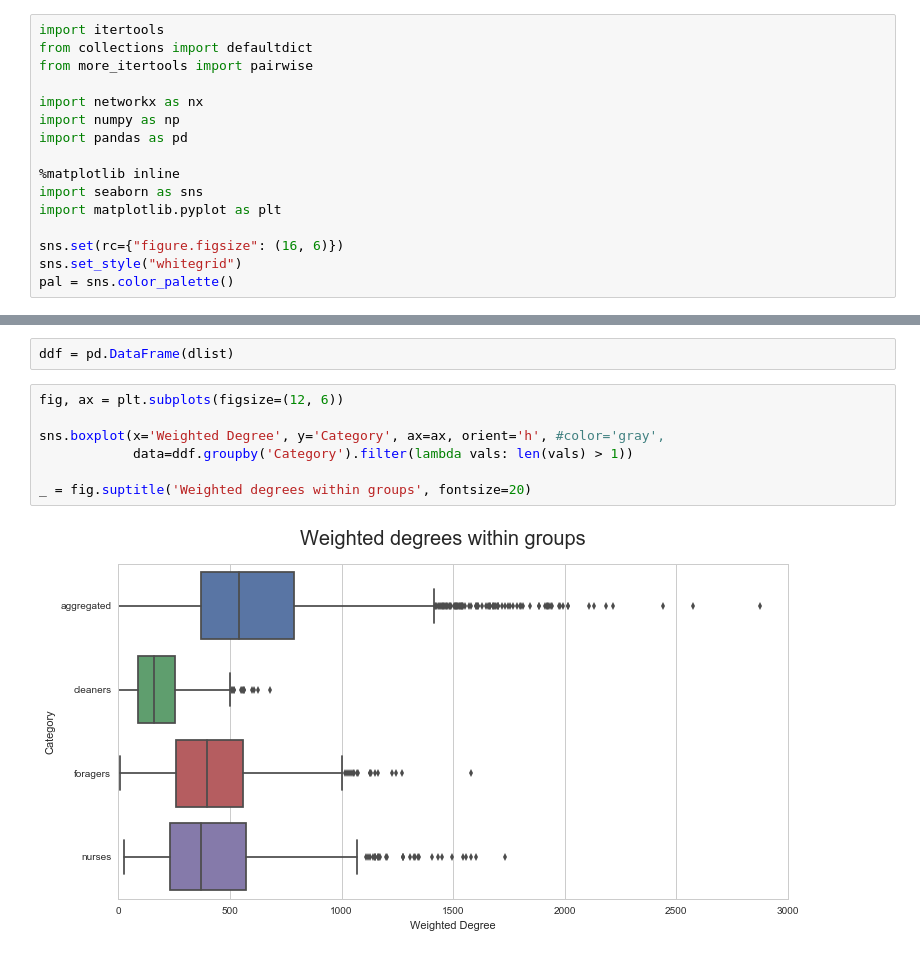
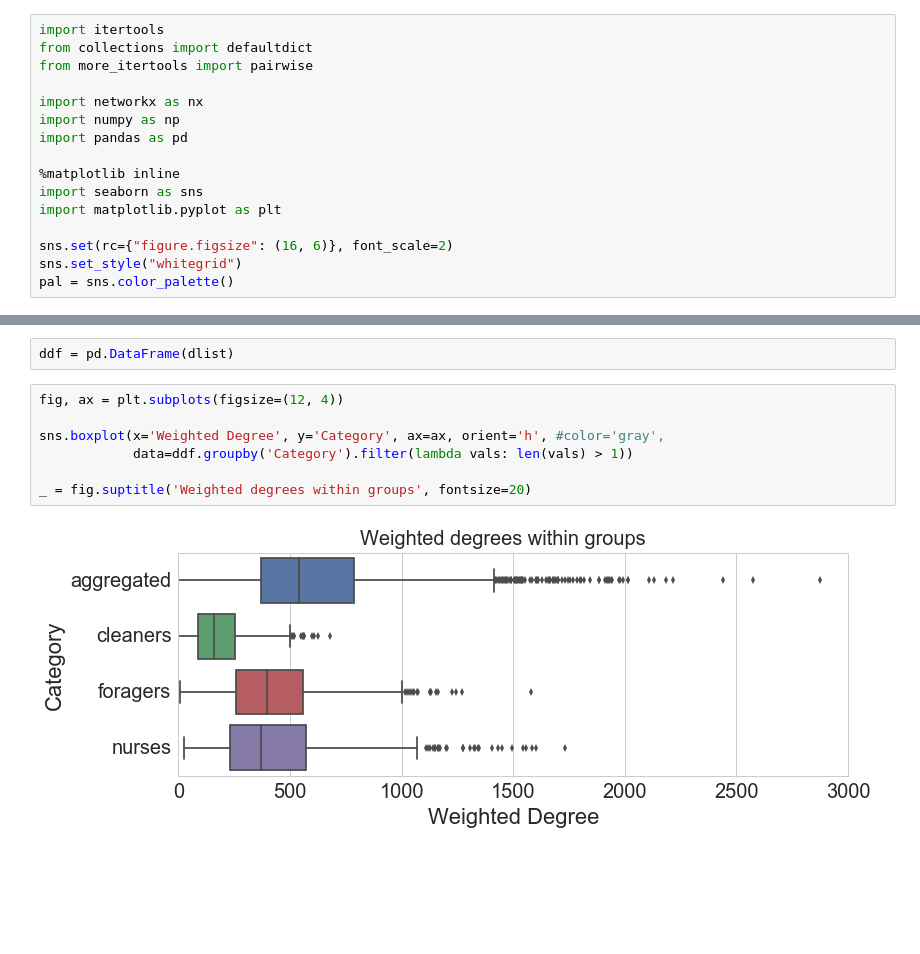
Before and after one commit to nebw/CNA_2016_project, a Jupyter notebook: Ant Colony CNA Project.ipynb, the cells around one changed output, grey strips where cells are left out. Saved outputs shown, nothing was run; the diff lists cells and outputs as text; blank space fills up the shorter version.

```diff
--- a/Ant Colony CNA Project.ipynb
+++ b/Ant Colony CNA Project.ipynb
@@ -11,7 +11,7 @@ import pandas as pd
 import seaborn as sns
 import matplotlib.pyplot as plt
 
-sns.set(rc={"figure.figsize": (16, 6)})
+sns.set(rc={"figure.figsize": (16, 6)}, font_scale=2)
 sns.set_style("whitegrid")
 pal = sns.color_palette()
 # %% [markdown]
@@ -263,14 +266,14 @@ _ = fig.suptitle('Relative sizes of groups', fontsize=20)
 # %%
 ddf = pd.DataFrame(dlist)
 # %%
-fig, ax = plt.subplots(figsize=(12, 6))
+fig, ax = plt.subplots(figsize=(12, 4))
 
 sns.boxplot(x='Weighted Degree', y='Category', ax=ax, orient='h', #color='gray',
             data=ddf.groupby('Category').filter(lambda vals: len(vals) > 1))
 
 _ = fig.suptitle('Weighted degrees within groups', fontsize=20)
 # %% [output]
-[figure, old version]
+[figure, new version]
 # %%
 fg = sns.FacetGrid(ddf, row="Category", size=16/4, aspect=4)
 fg.map(sns.distplot, "Weighted Degree", hist=False, kde=True, rug=True,
```
Also changed, not shown: parts of 8 cells of this notebook.
